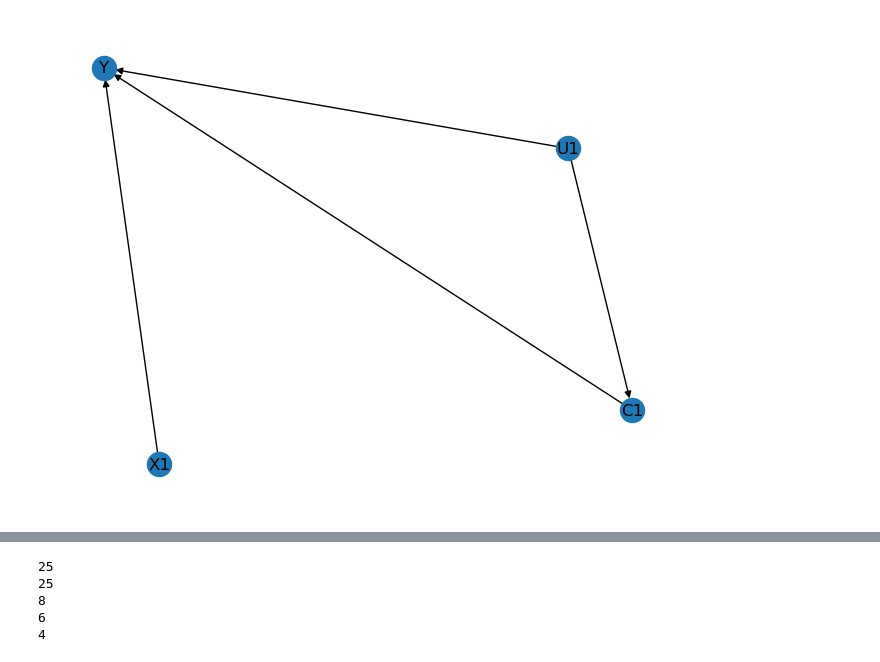
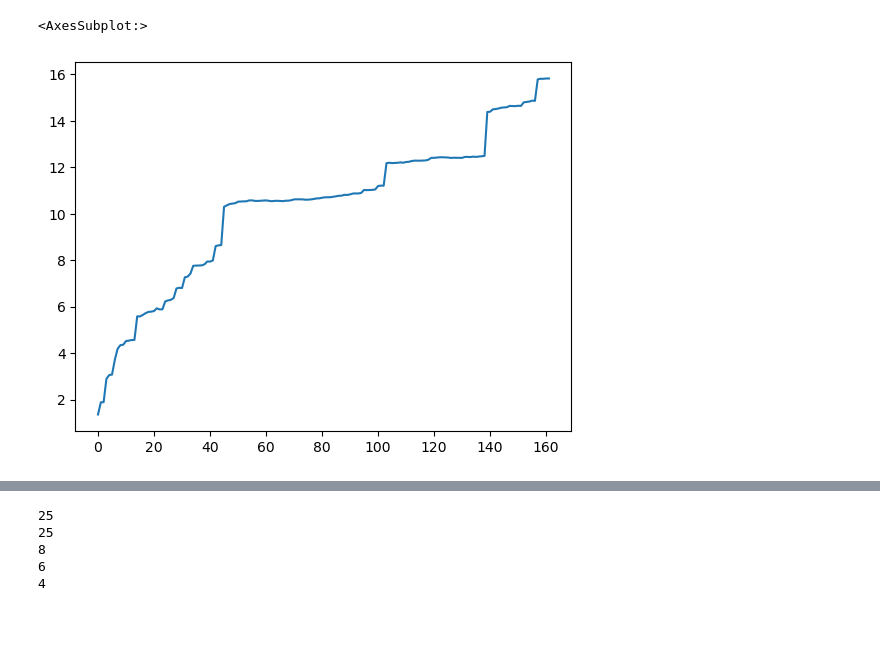
Before and after one commit to VahanArsenian/POMPSBO, a Jupyter notebook: notebooks/POMPS.ipynb, the cells around one changed output, grey strips where cells are left out. Saved outputs shown, nothing was run; the diff lists cells and outputs as text; code cells hidden in the pictures; blank space fills up the shorter version.

```diff
--- a/notebooks/POMPS.ipynb
+++ b/notebooks/POMPS.ipynb
@@ -47,3 +40,16 @@ fcm = FunctionalCausalModel({Functor(lambda U1: pyro.sample("C1", dist.Uniform(5
 # %%
-fcm.sample()
+smoke_test = True
+n_iter = 300
+experiment_name = 'test_cobo_imp'
+
+# exp = POMPSExperiment(environ.fcm,  {"X1", "X2"}, {"C", "C2", 'C3', 'C0', "C4", 'C5', 'C6'}, environ.domain, "Y", [MixedPolicyScope(set())],
+#                           n_iter=16 if smoke_test else n_iter, experiment_name=experiment_name, debug=True)
+exp = POMPSExperiment(environ.fcm, {"X1", "X2"}, {"C1", 'C6'},
+                          environ.domain,
+                          "Y", [MixedPolicyScope(set())], debug=smoke_test,
+                          n_iter=n_iter, experiment_name=experiment_name)
+# exp = CaBOExperiment(environ.fcm, {"C", "U1", "U2"},
+#                          environ.domain, "Y", n_iter=16 if smoke_test else n_iter,
+#                          experiment_name=experiment_name, objetive=OptimizationObjective.minimize)
+exp.iterate({"smoke_test": smoke_test, "seed": 42}, smoke_test=True)
 # %% [output]
@@ -58,6 +74,11 @@ ccg = ContextualCausalGraph(edges=aspirin_graph, interventional_variables={"X1",
 # %%
-nx.draw(ccg, with_labels=True)
+df = pd.DataFrame(exp._results_store).reset_index()
+df = df.sort_values("index")
+df['EXP_ID'] = 0
+df['Regret'] = 1-df['Y']
+df['Cum_Regret'] = df['Regret'].cumsum()
-# %% [output]
-[figure, removed]
 # %%
-ccg = MPSDAGController.simplify(ccg)
+df.Cum_Regret.plot()
+# %% [output]
+<AxesSubplot:>
+[figure, added]
```
Also changed, not shown: parts of 8 cells of this notebook, 5 other files.
